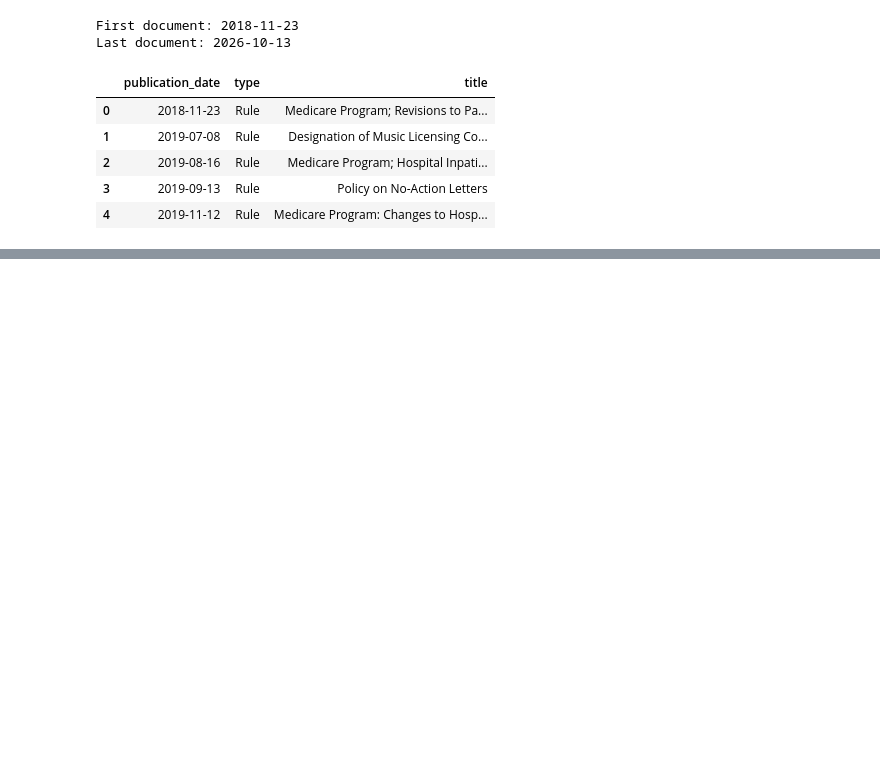
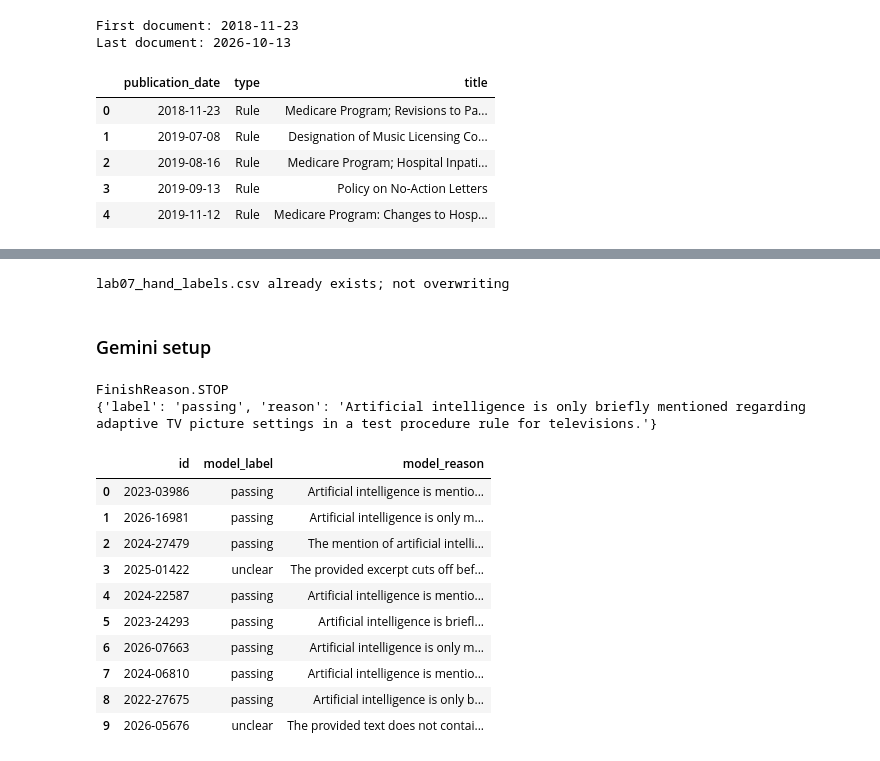
Before and after one commit to 4am1r/ComputingFinal_FederalRegister, a Jupyter notebook: scripts/01_getrequest.ipynb, the cells around one changed output, grey strips where cells are left out. Drawn from its saved outputs; the diff is of its cells as text; code cells hidden in the pictures; blank space fills up the shorter version.

```diff
--- a/scripts/01_getrequest.ipynb
+++ b/scripts/01_getrequest.ipynb
@@ -93,0 +231,13 @@ df.sort_values("publication_date")[["publication_date", "type", "title"]].head(5
+# %%
+if not os.path.exists("lab07_hand_labels.csv"):
+    hand = sample[["document_number", "title", "html_url", "n_mentions"]].rename(columns={"document_number": "id"})
+    hand["label_coder1"] = ""
+    hand["label_coder2"] = ""
+    hand.to_csv("lab07_hand_labels.csv", index=False)
+    print("Created lab07_hand_labels.csv; fill in label_coder1 and label_coder2")
+else:
+    print("lab07_hand_labels.csv already exists; not overwriting")
+# %% [output]
+lab07_hand_labels.csv already exists; not overwriting
+# %% [markdown]
+### Gemini setup
@@ -93,0 +297,47 @@ df.sort_values("publication_date")[["publication_date", "type", "title"]].head(5
+# %%
+# Try one rule first and read the answer before running all 10
+response = client.models.generate_content(
+    model=GEMINI_MODEL,
+    contents=team_texts.loc[0, "text"],
+    config=CONFIG,
+)
+print(response.candidates[0].finish_reason)   # should be STOP
+print(json.loads(response.text))
+# %% [output]
+FinishReason.STOP
+{'label': 'passing', 'reason': 'Artificial intelligence is only briefly mentioned regarding adaptive TV picture settings in a test procedure rule for televisions.'}
+# %%
+# Label all 10 rules, one API call per rule
+team_texts = pd.read_csv("lab07_team_texts.csv")
+
+results = []
+for _, row in team_texts.iterrows():
+    response = client.models.generate_content(
+        model=GEMINI_MODEL,
+        contents=row["text"],
+        config=CONFIG,
+    )
+    try:
+        result = json.loads(response.text)
+        label, reason = result["label"], result["reason"]
+    except (TypeError, ValueError, KeyError):
+        # The reply was cut off or blocked; record it so we can check it by hand
+        label = "error"
+        reason = str(response.candidates[0].finish_reason)
+    results.append({"id": row["id"], "model_label": label, "model_reason": reason})
+
+gemini = pd.DataFrame(results)
+gemini.to_csv("lab07_gemini_labels.csv", index=False)
+gemini
+# %% [output]
+|  | id | model_label | model_reason |
+| 0 | 2023-03986 | passing | Artificial intelligence is mentio... |
+| 1 | 2026-16981 | passing | Artificial intelligence is only m... |
+| 2 | 2024-27479 | passing | The mention of artificial intelli... |
+| 3 | 2025-01422 | unclear | The provided excerpt cuts off bef... |
+| 4 | 2024-22587 | passing | Artificial intelligence is mentio... |
+| 5 | 2023-24293 | passing | Artificial intelligence is briefl... |
+| 6 | 2026-07663 | passing | Artificial intelligence is only m... |
+| 7 | 2024-06810 | passing | Artificial intelligence is mentio... |
+| 8 | 2022-27675 | passing | Artificial intelligence is only b... |
+| 9 | 2026-05676 | unclear | The provided text does not contai... |
```
Also changed, not shown: parts of 10 cells of this notebook, 5 other files.
